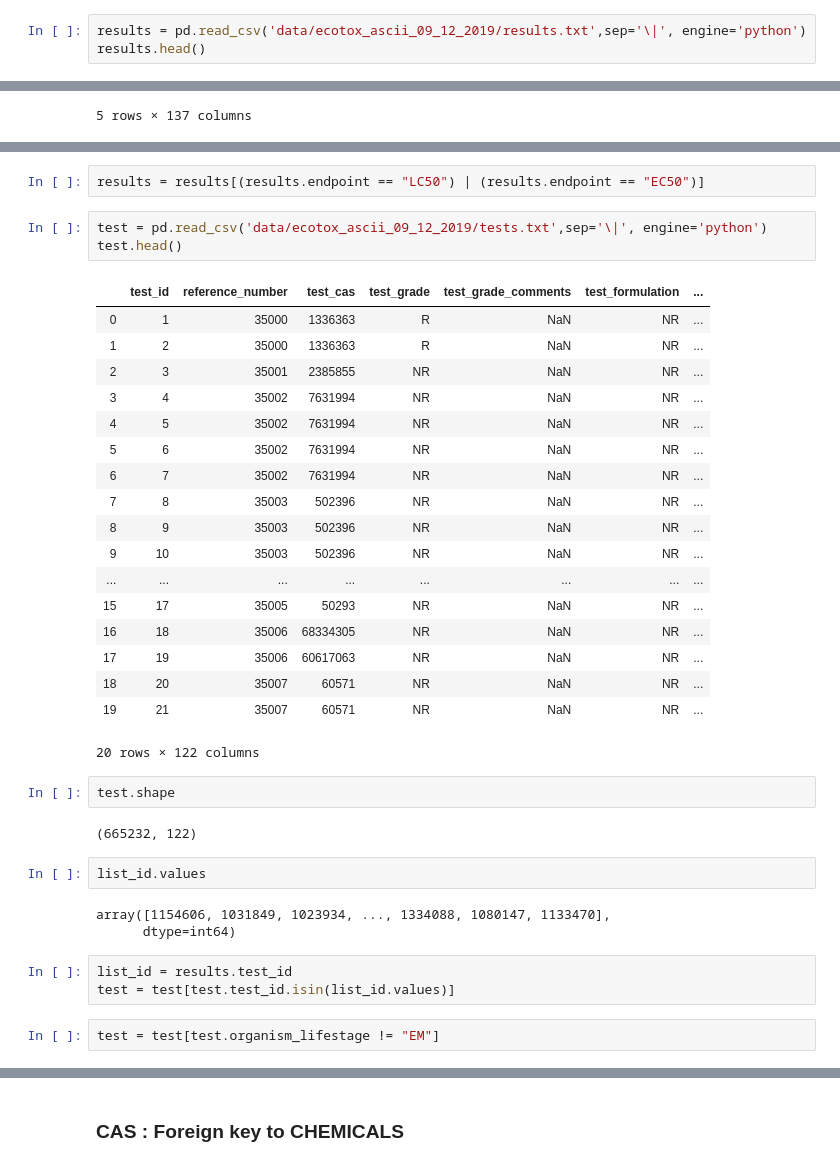
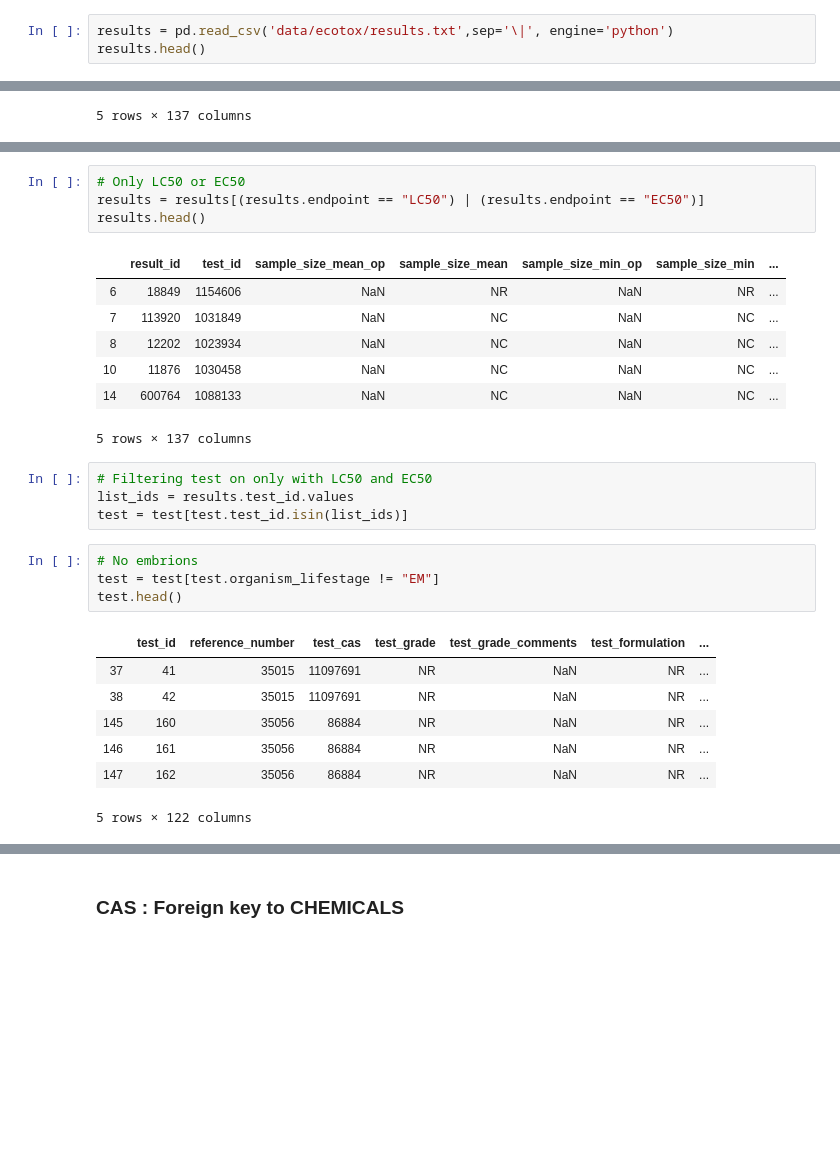
Before and after one commit to manuleo/ML_Toxicology_Testing, a Jupyter notebook: data_analysis.ipynb, the cells around one changed output, grey strips where cells are left out. Saved outputs shown, nothing was run; the diff lists cells and outputs as text; blank space fills up the shorter version.

```diff
--- a/data_analysis.ipynb
+++ b/data_analysis.ipynb
@@ -4,5 +6,5 @@ import numpy as np
 # %%
-results = pd.read_csv('data/ecotox_ascii_09_12_2019/results.txt',sep='\|', engine='python')
+results = pd.read_csv('data/ecotox/results.txt',sep='\|', engine='python')
 results.head()
 # %% [output]
 |  | result_id | test_id | sample_size_mean_op | sample_size_mean | sample_size_min_op | sample_size_min | ... |
@@ -15,38 +44,28 @@ results.head()
 # %%
+# Only LC50 or EC50
 results = results[(results.endpoint == "LC50") | (results.endpoint == "EC50")]
+results.head()
+# %% [output]
+|  | result_id | test_id | sample_size_mean_op | sample_size_mean | sample_size_min_op | sample_size_min | ... |
+| 6 | 18849 | 1154606 | NaN | NR | NaN | NR | ... |
+| 7 | 113920 | 1031849 | NaN | NC | NaN | NC | ... |
+| 8 | 12202 | 1023934 | NaN | NC | NaN | NC | ... |
+| 10 | 11876 | 1030458 | NaN | NC | NaN | NC | ... |
+| 14 | 600764 | 1088133 | NaN | NC | NaN | NC | ... |
+5 rows × 137 columns
-# %%
-test = pd.read_csv('data/ecotox_ascii_09_12_2019/tests.txt',sep='\|', engine='python')
-test.head()
-# %% [output]
-|  | test_id | reference_number | test_cas | test_grade | test_grade_comments | test_formulation | ... |
-| 0 | 1 | 35000 | 1336363 | R | NaN | NR | ... |
-| 1 | 2 | 35000 | 1336363 | R | NaN | NR | ... |
-| 2 | 3 | 35001 | 2385855 | NR | NaN | NR | ... |
-| 3 | 4 | 35002 | 7631994 | NR | NaN | NR | ... |
-| 4 | 5 | 35002 | 7631994 | NR | NaN | NR | ... |
-| 5 | 6 | 35002 | 7631994 | NR | NaN | NR | ... |
-| 6 | 7 | 35002 | 7631994 | NR | NaN | NR | ... |
-| 7 | 8 | 35003 | 502396 | NR | NaN | NR | ... |
-| 8 | 9 | 35003 | 502396 | NR | NaN | NR | ... |
-| 9 | 10 | 35003 | 502396 | NR | NaN | NR | ... |
-| ... | ... | ... | ... | ... | ... | ... | ... |
-| 15 | 17 | 35005 | 50293 | NR | NaN | NR | ... |
-| 16 | 18 | 35006 | 68334305 | NR | NaN | NR | ... |
-| 17 | 19 | 35006 | 60617063 | NR | NaN | NR | ... |
-| 18 | 20 | 35007 | 60571 | NR | NaN | NR | ... |
-| 19 | 21 | 35007 | 60571 | NR | NaN | NR | ... |
-20 rows × 122 columns
-# %%
-test.shape
-# %% [output]
-(665232, 122)
-# %%
-list_id.values
-# %% [output]
-array([1154606, 1031849, 1023934, ..., 1334088, 1080147, 1133470],
-      dtype=int64)
 # %%
-list_id = results.test_id
-test = test[test.test_id.isin(list_id.values)]
+# Filtering test on only with LC50 and EC50
+list_ids = results.test_id.values
+test = test[test.test_id.isin(list_ids)]
 # %%
+# No embrions
 test = test[test.organism_lifestage != "EM"]
+test.head()
+# %% [output]
+|  | test_id | reference_number | test_cas | test_grade | test_grade_comments | test_formulation | ... |
+| 37 | 41 | 35015 | 11097691 | NR | NaN | NR | ... |
+| 38 | 42 | 35015 | 11097691 | NR | NaN | NR | ... |
+| 145 | 160 | 35056 | 86884 | NR | NaN | NR | ... |
+| 146 | 161 | 35056 | 86884 | NR | NaN | NR | ... |
+| 147 | 162 | 35056 | 86884 | NR | NaN | NR | ... |
+5 rows × 122 columns
```
Also changed, not shown: parts of 97 cells of this notebook, 4 other files.
